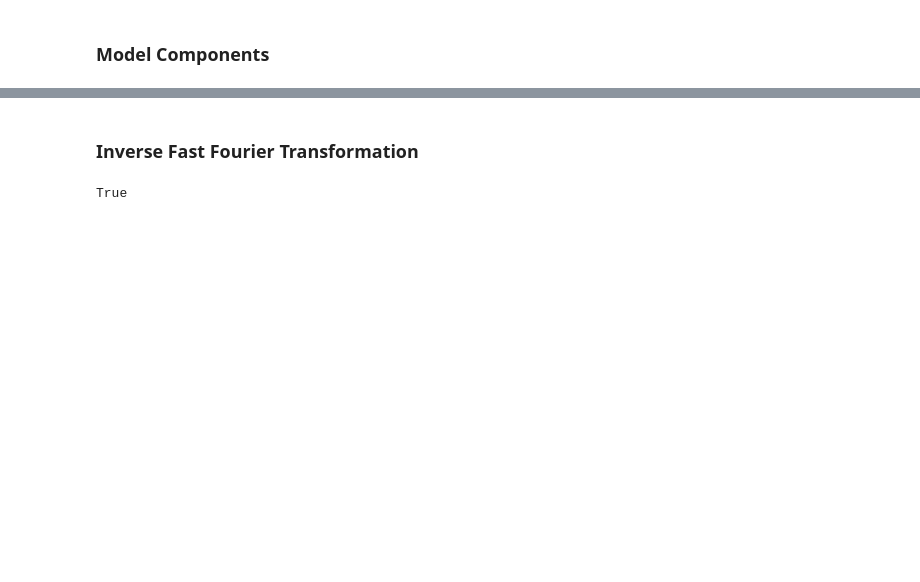
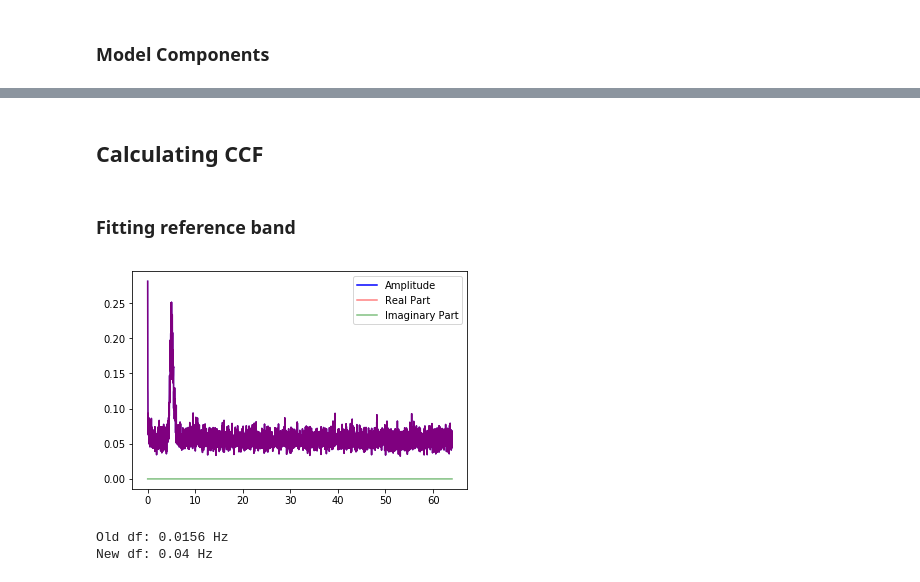
Before and after one commit to swapsha96/gsoc-learning, a Jupyter notebook: week2/Averaged Cross Spectrum.ipynb, the cells around one changed output, grey strips where cells are left out. Saved outputs shown, nothing was run; the diff lists cells and outputs as text; code cells hidden in the pictures; blank space fills up the shorter version.

```diff
--- a/week2/Averaged Cross Spectrum.ipynb
+++ b/week2/Averaged Cross Spectrum.ipynb
@@ -296,3 +297,3 @@ plt.loglog(avg_cs1.freq, window_filter*np.abs(avg_cs1.power), lw=1, color='blue'
-# %% [markdown]
-### Inverse Fast Fourier Transformation
+# %% [markdown]
+## Calculating CCF
 # %%
@@ -300,6 +301,18 @@ from scipy.fftpack import fft, ifft
-# %%
-# Example
-x = np.arange(5)
-np.allclose(ifft(fft(x)), x, atol=1e-15)  # within numerical accuracy.
-# %% [output]
-True
+# %% [markdown]
+### Fitting reference band
+# %%
+avg_ps = AveragedPowerspectrum(lc, segment_size=n_seconds, norm='abs')
+avg_ps.plot()
+# %% [output]
+[figure, added]
+# %%
+p_freq = avg_ps.freq # Positive Fourier frequencies
+print("Old df: %.4f Hz" % (p_freq[1]-p_freq[0]))
+lin_psd, f_bin_edges, something = binned_statistic(p_freq, avg_ps.power[0:int(avg_ps.n/2+1)],
+                            statistic='mean', bins=1600)
+new_df = np.median(np.diff(f_bin_edges))
+print("New df: %.2f Hz" % new_df)
+lin_pfreq = f_bin_edges[0:-1]+0.5*new_df  # so that the frequency is mid-bin
+# %% [output]
+Old df: 0.0156 Hz
+New df: 0.04 Hz
```
Also changed, not shown: parts of 16 cells of this notebook.
